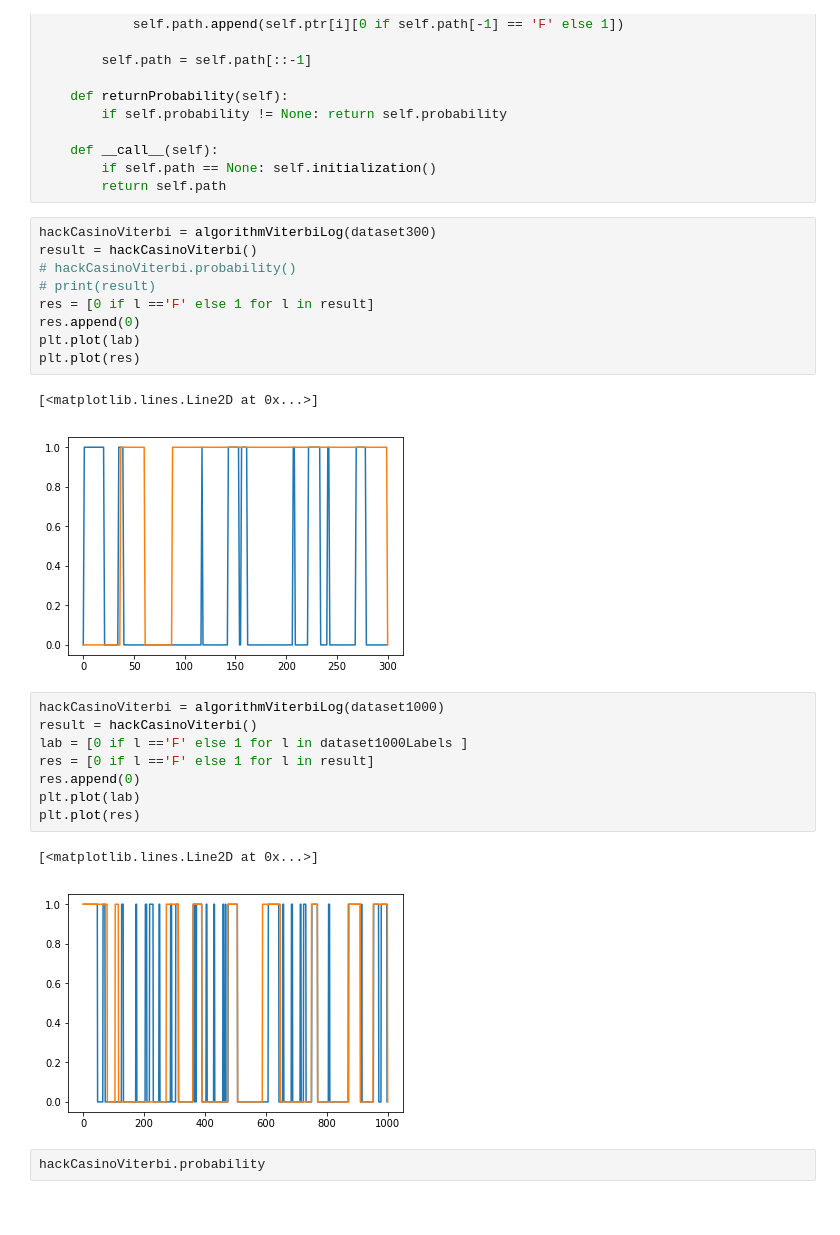
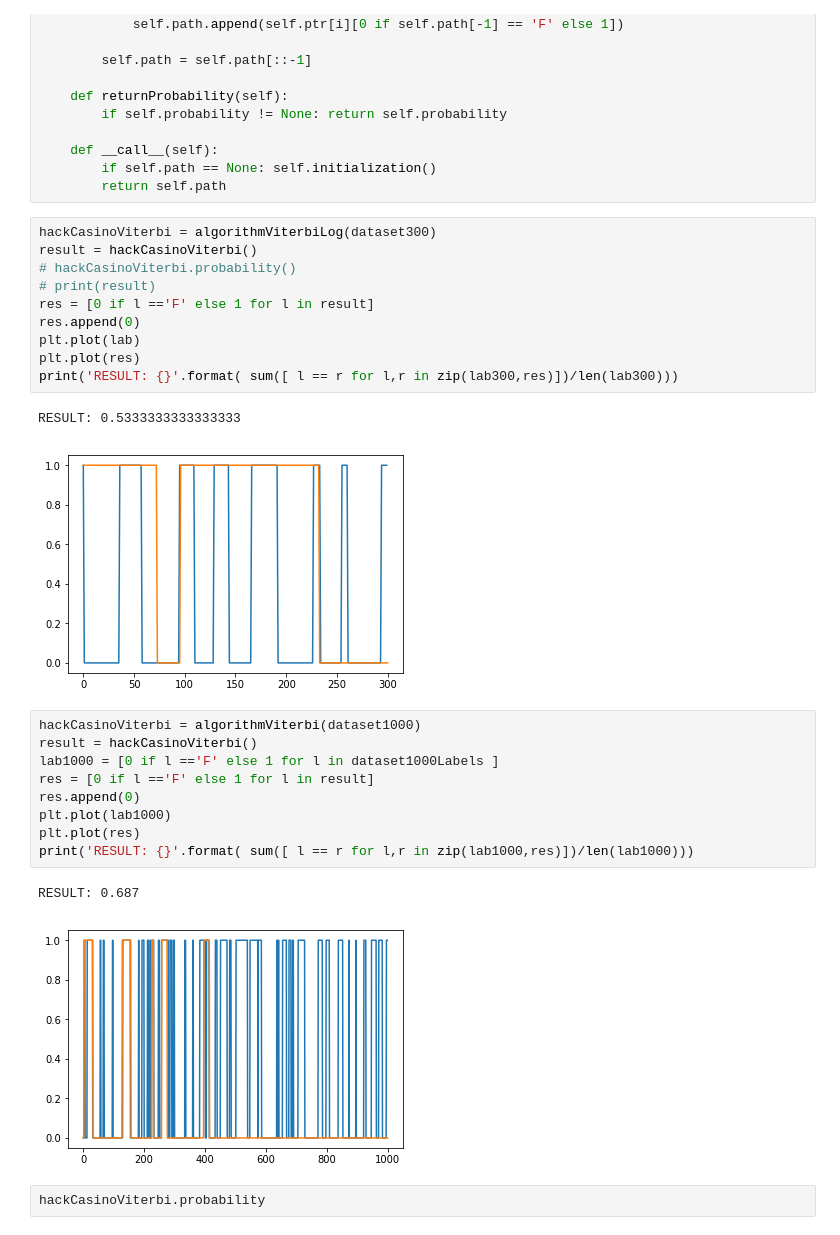
Before and after one commit to evgeniy97/unfarCasino, a Jupyter notebook: KhomutovTask-Copy1.ipynb, the cells around one changed output. Saved outputs shown, nothing was run; the diff lists cells and outputs as text.

Commit message:
add result for viterbi

```diff
--- a/KhomutovTask-Copy1.ipynb
+++ b/KhomutovTask-Copy1.ipynb
@@ -221,20 +227,22 @@ res = [0 if l =='F' else 1 for l in result]
 res.append(0)
 plt.plot(lab)
 plt.plot(res)
+print('RESULT: {}'.format( sum([ l == r for l,r in zip(lab300,res)])/len(lab300)))
 # %% [output]
-[<matplotlib.lines.Line2D at 0x...>]
+RESULT: 0.5333333333333333
-[figure, old version]
+[figure, new version]
 # %%
-hackCasinoViterbi = algorithmViterbiLog(dataset1000)
+hackCasinoViterbi = algorithmViterbi(dataset1000)
 result = hackCasinoViterbi()
-lab = [0 if l =='F' else 1 for l in dataset1000Labels ]
+lab1000 = [0 if l =='F' else 1 for l in dataset1000Labels ]
 res = [0 if l =='F' else 1 for l in result]
 res.append(0)
-plt.plot(lab)
+plt.plot(lab1000)
 plt.plot(res)
+print('RESULT: {}'.format( sum([ l == r for l,r in zip(lab1000,res)])/len(lab1000)))
 # %% [output]
-[<matplotlib.lines.Line2D at 0x...>]
+RESULT: 0.687
-[figure, old version]
+[figure, new version]
 # %%
 hackCasinoViterbi.probability
 # %% [output]
```
Also changed, not shown: parts of 5 cells of this notebook.
